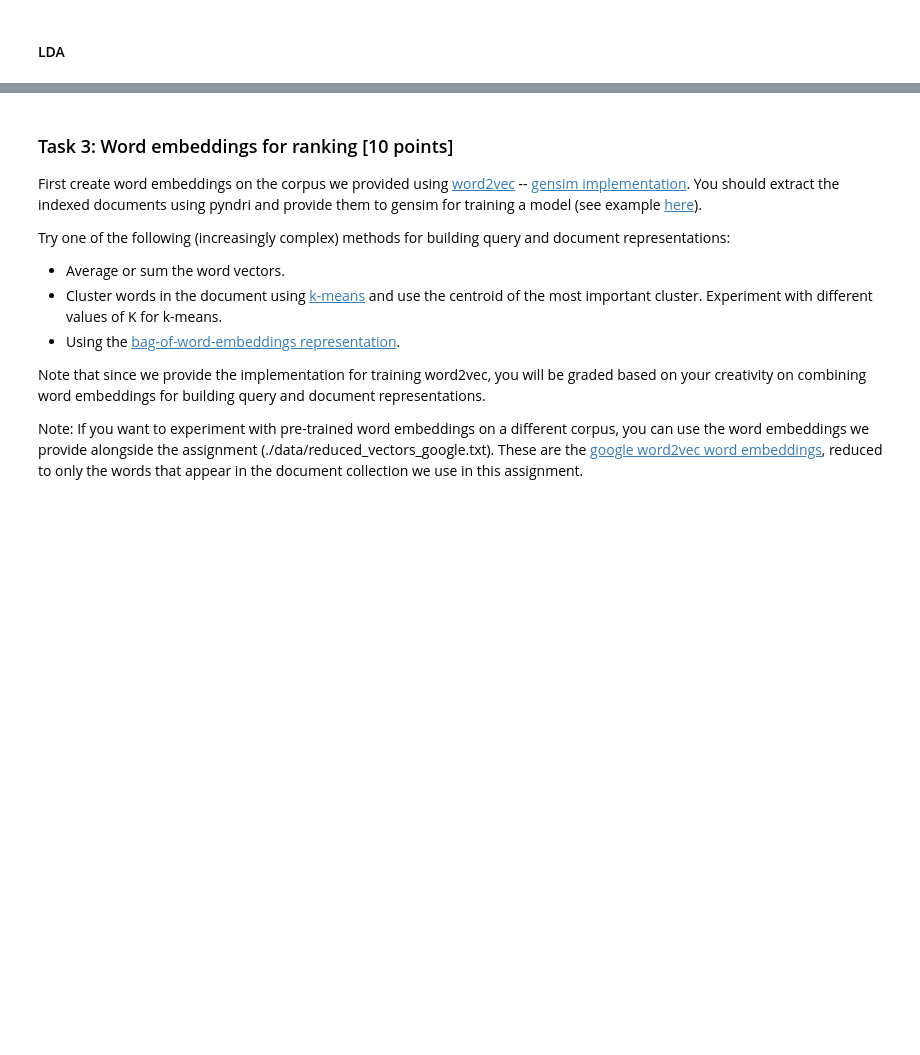
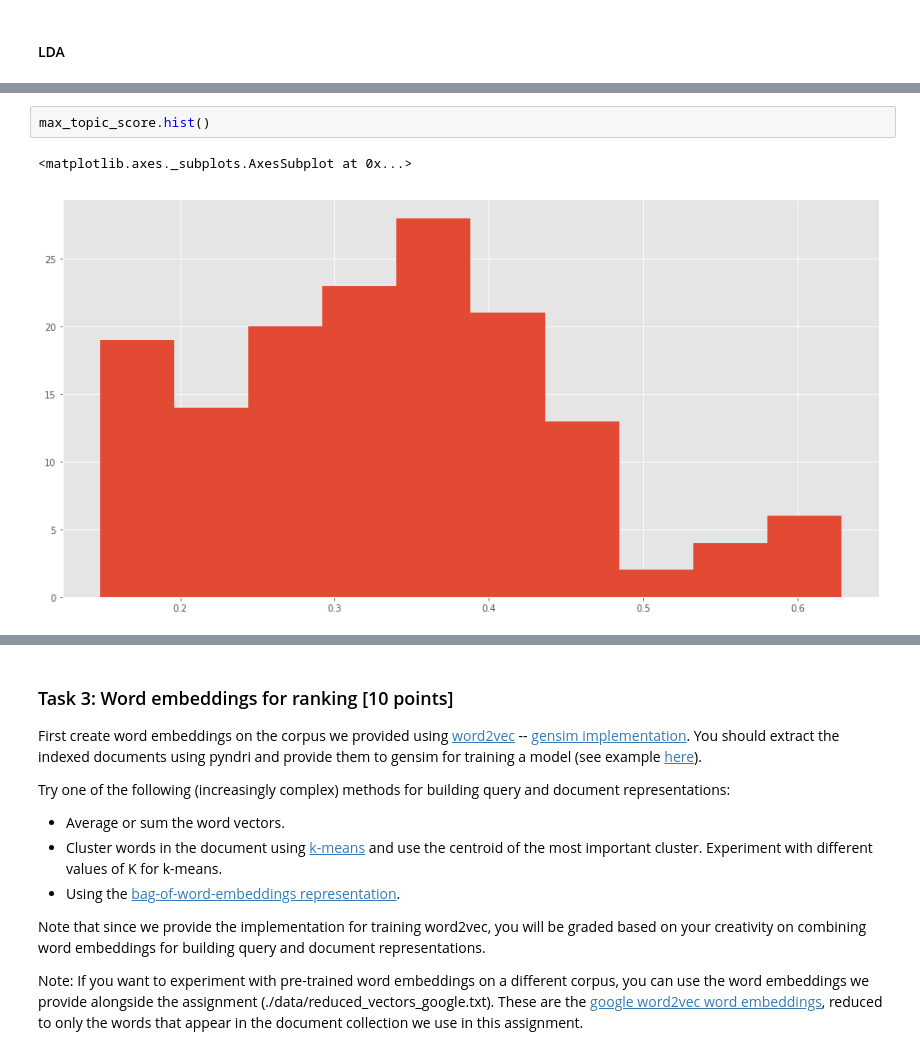
Before and after one commit to littlewine/search-struct-unstruct-data, a Jupyter notebook: assignment 1 Antonis.ipynb, the cells around one changed output, grey strips where cells are left out. Cells and saved outputs as stored; diff of their text form; blank space fills up the shorter version.

```diff
--- a/assignment 1 Antonis.ipynb
+++ b/assignment 1 Antonis.ipynb
@@ -1464,0 +1309,5 @@ ranking_new['100']
+# %%
+max_topic_score.hist()
+# %% [output]
+<matplotlib.axes._subplots.AxesSubplot at 0x...>
+[figure, added]
```
Also changed, not shown: parts of 85 cells of this notebook.
